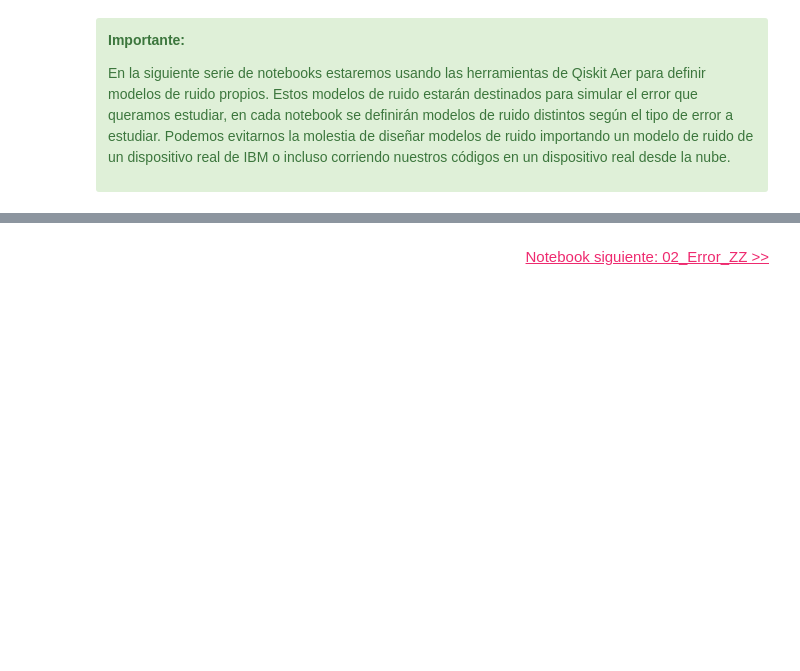
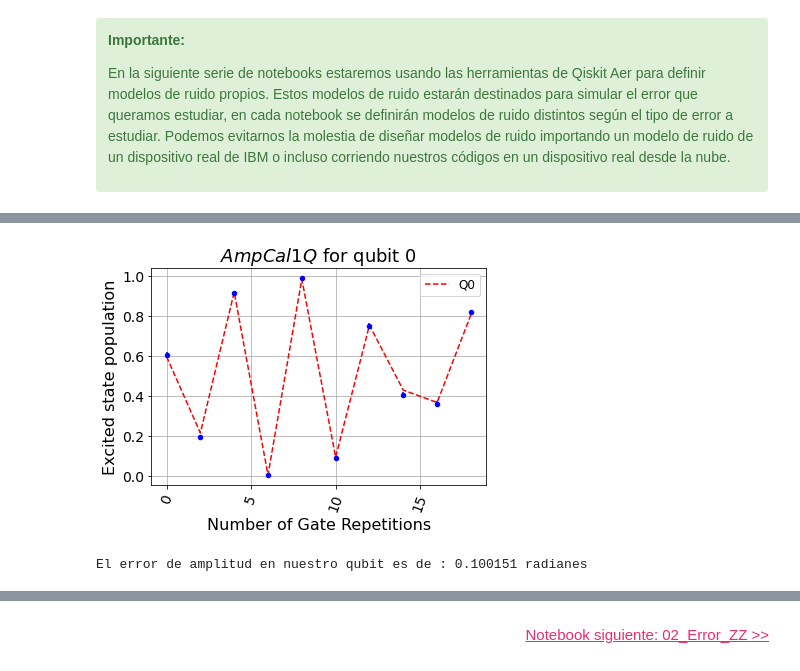
Before and after one commit to QMexico/taller-qiskit, a Jupyter notebook: 04_Qiskit_Ignis/01_Errores_en_Compuertas.ipynb, the cells around one changed output, grey strips where cells are left out. Drawn from its saved outputs; the diff is of its cells as text; code cells hidden in the pictures; blank space fills up the shorter version.

```diff
--- a/04_Qiskit_Ignis/01_Errores_en_Compuertas.ipynb
+++ b/04_Qiskit_Ignis/01_Errores_en_Compuertas.ipynb
@@ -166,0 +182,31 @@ Explicación a con sus correspondientes matemáticas
+# %%
+# Ejecutamos nuestros circuitos en el backend de preferencia
+# En este caso el backend es el simulador con el modelo de ruido pre-definido para la amplitud
+
+backend = qiskit.Aer.get_backend('qasm_simulator')
+
+ampcal_1Q_result = qiskit.execute(circuits, backend,
+                                shots=1000, noise_model=oneQ_amp_error).result() #Aquí entra en modelo de ruido!
+# %%
+# Parámetros iniciales para el ajuste mediante AmpCalFitter, modifícalos y observa que pasa
+initial_theta = 0.02
+initial_c = 0.5
+
+
+################
+# AmpCalFitter #
+################
+
+amp_fit = AmpCalFitter(ampcal_1Q_result, ndata, qubits,
+                   fit_p0=[initial_theta, initial_c],
+                   fit_bounds=([-np.pi, -1],
+                               [np.pi, 1]))
+
+# Gráfica de los datos de población excitada como función del número de repeticiones
+amp_fit.plot(0)
+
+plt.show()
+print("El error de amplitud en nuestro qubit es de : %f radianes"%(amp_fit.angle_err()[0]))
+# %% [output]
+[figure, added]
+El error de amplitud en nuestro qubit es de : 0.100151 radianes
```
Also changed, not shown: parts of 47 cells of this notebook.
